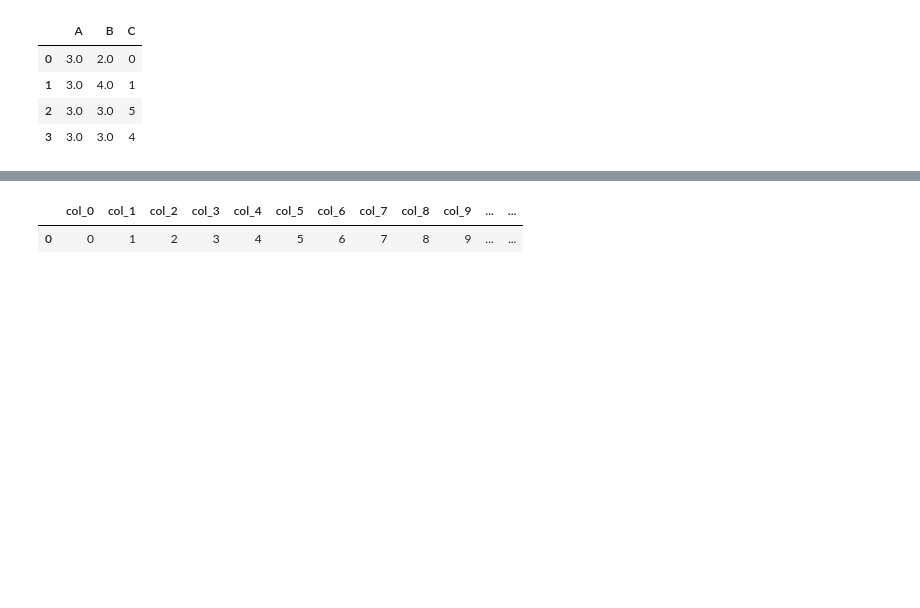
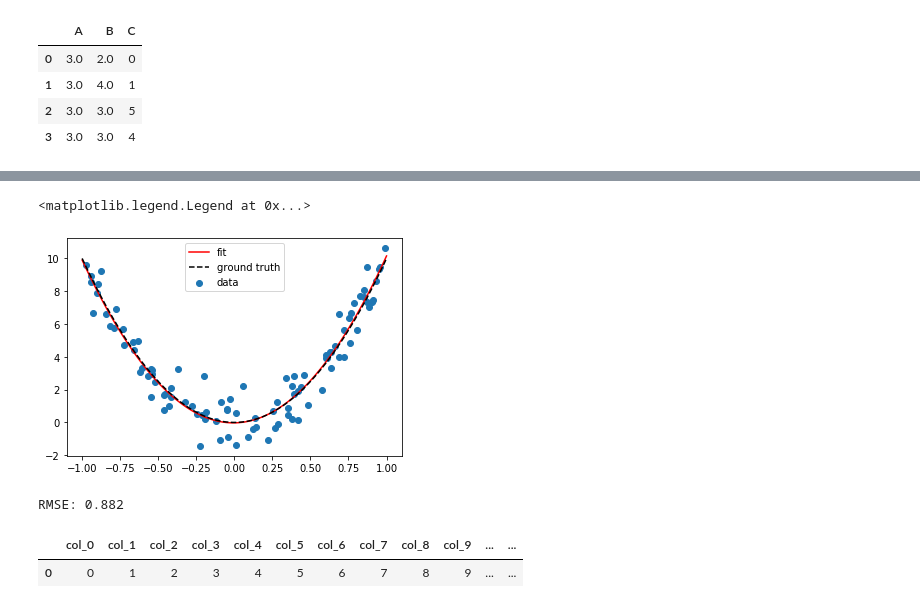
Before and after one commit to lewtun/dslectures, a Jupyter notebook: notebooks/00_core.ipynb, the cells around one changed output, grey strips where cells are left out. Cells and saved outputs as stored; diff of their text form; code cells hidden in the pictures; blank space fills up the shorter version.

```diff
--- a/notebooks/00_core.ipynb
+++ b/notebooks/00_core.ipynb
@@ -257,3 +341,20 @@ df
+# %%
+pf = PolyFit(degree=2)
+pf.fit(x, y)
+x_lin = np.linspace(-1, 1, 100)
+y_hat =pf.predict(x_lin)
+# %%
+plt.scatter(x, y, label='data')
+plt.plot(x_lin, y_hat, c='r', label='fit')
+plt.plot(x_lin, np.polyval([10, 0, 0], x_lin), linestyle='--', c='black', label='ground truth')
+plt.legend(loc='best')
+# %% [output]
+<matplotlib.legend.Legend at 0x...>
+[figure, added]
+# %%
+print(f"RMSE: {pf.evaluate(x, y):.3f}")
+# %% [output]
+RMSE: 0.882
 # %%
 # exports
 def display_large(df):
```
Also changed, not shown: parts of 6 cells of this notebook, 3 other files.
